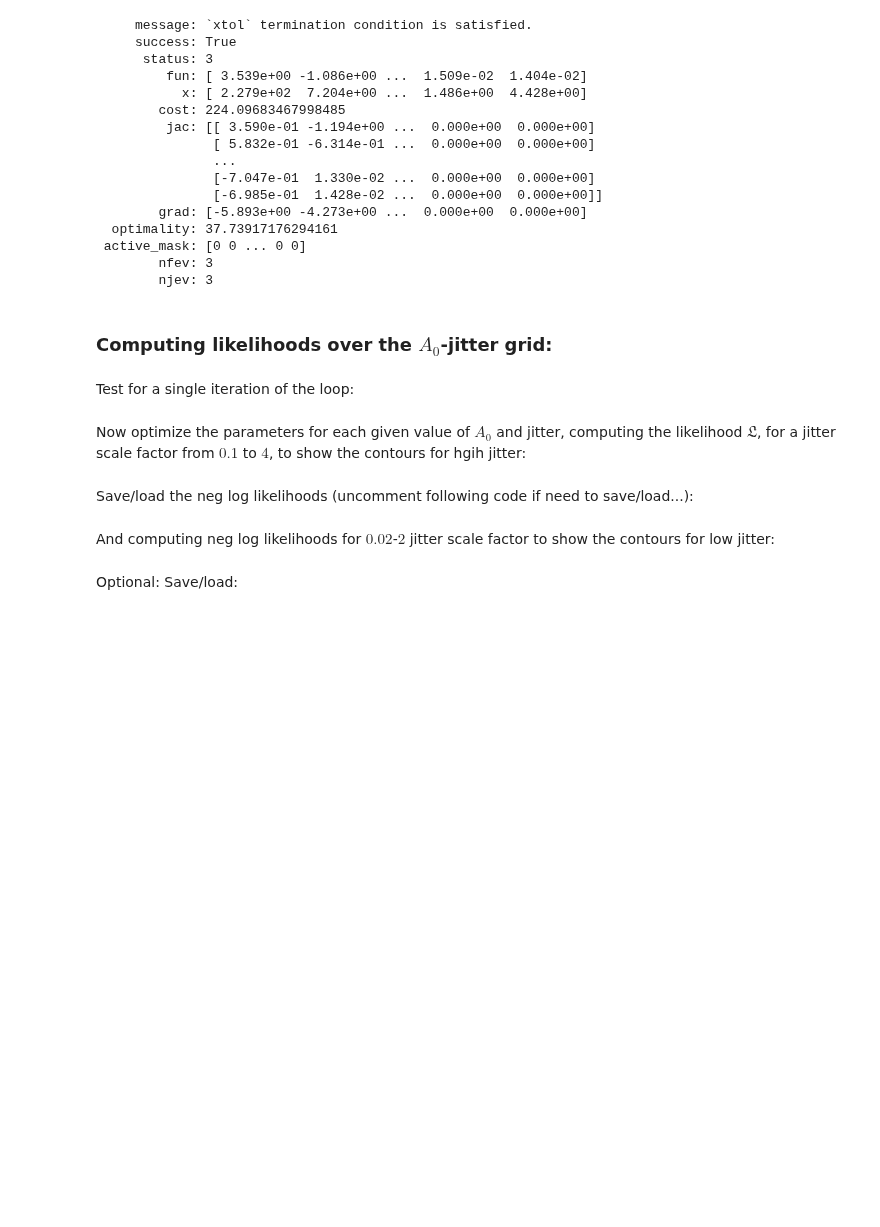
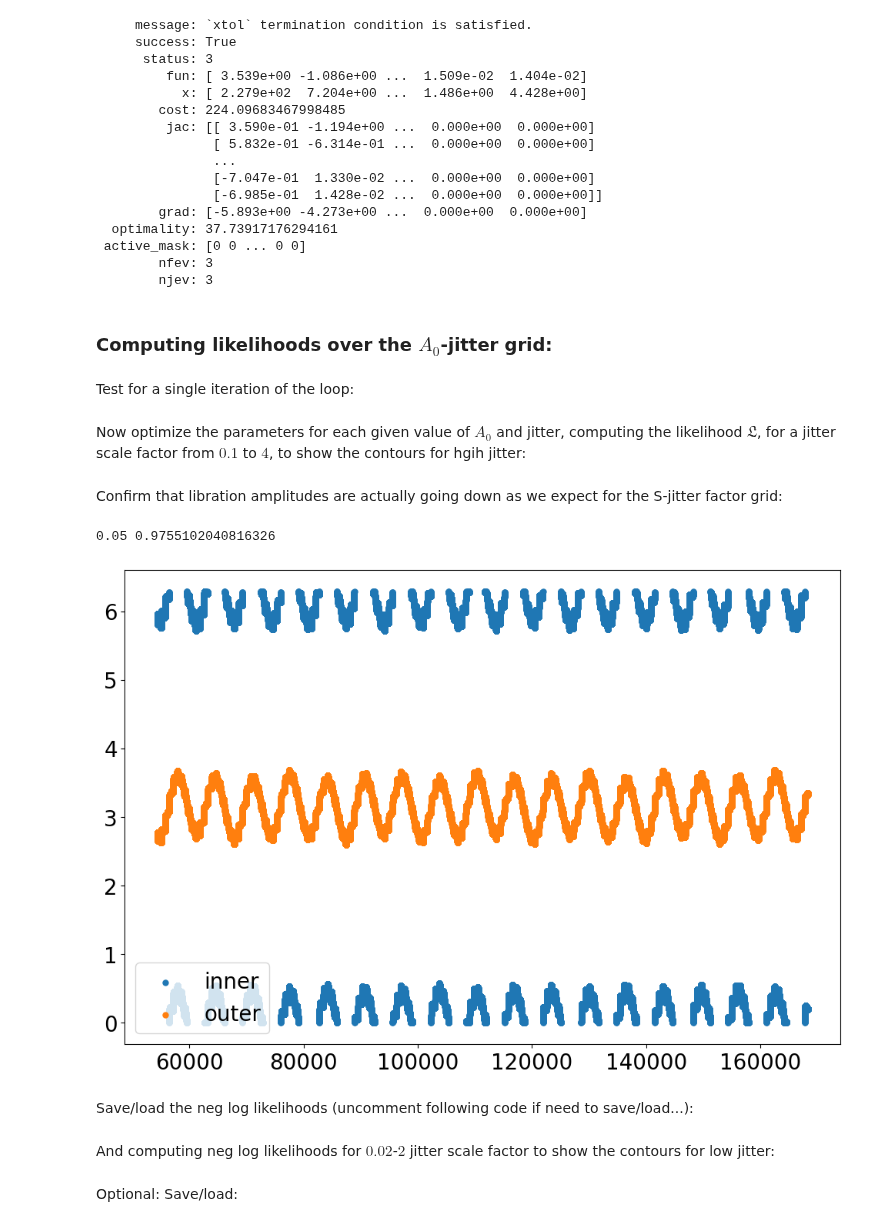
Before and after one commit to ia-chow/SURF2022, a Jupyter notebook: SURF/hd45364_jitter_sini_EDITED.ipynb, the cells around one changed output. Drawn from its saved outputs; the diff is of its cells as text; code cells hidden in the pictures; blank space fills up the shorter version.

```diff
--- a/SURF/hd45364_jitter_sini_EDITED.ipynb
+++ b/SURF/hd45364_jitter_sini_EDITED.ipynb
@@ -690,0 +697,2 @@ best_fit_jitters = best_fit_jitter.x[-3:]  # these are the best fit jitter value
+# %% [markdown]
+Confirm that libration amplitudes are actually going down as we expect for the S-jitter factor grid:
@@ -691,3 +767,20 @@ best_fit_jitters = best_fit_jitter.x[-3:]  # these are the best fit jitter value
+# %%
+sim1 = get_sim_from_params(best_fit_jitter.x, 'ias15', obs_time_base)  # start sim
+angle_times = np.linspace(0, 500 * sim1.particles[1].P, int(1e5)) + sim1.t   # angle times
+
+grid_i, grid_j = (49, 11)
+
+inner_angles, outer_angles = get_resonant_angles(S_params[grid_i][grid_j], angle_times, 'ias15', obs_time_base)
+
+plt.figure(figsize = (12, 8))
+plt.scatter(angle_times, inner_angles, label = 'inner')
+plt.scatter(angle_times, outer_angles, label = 'outer')
+plt.legend()
+
+print(Alibs_grid[grid_i, grid_j], jitter_sfs_grid[grid_i, grid_j])# * best_fit_jitters)
+# %% [output]
+0.05 0.9755102040816326
+[figure, added]
 # %% [markdown]
 Save/load the neg log likelihoods (uncomment following code if need to save/load...):
 # %%
```
Also changed, not shown: parts of 3 cells of this notebook, 4 other files.
